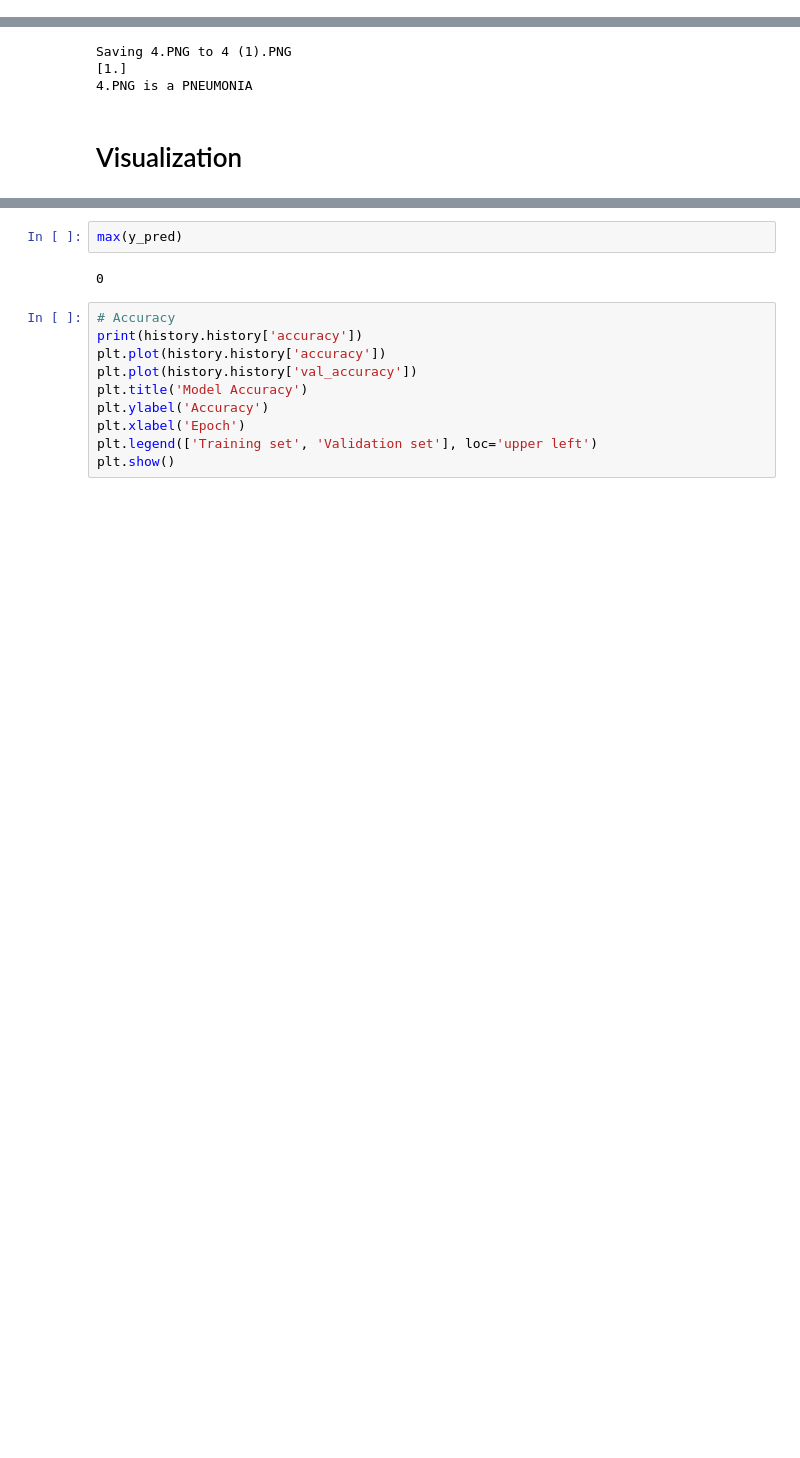
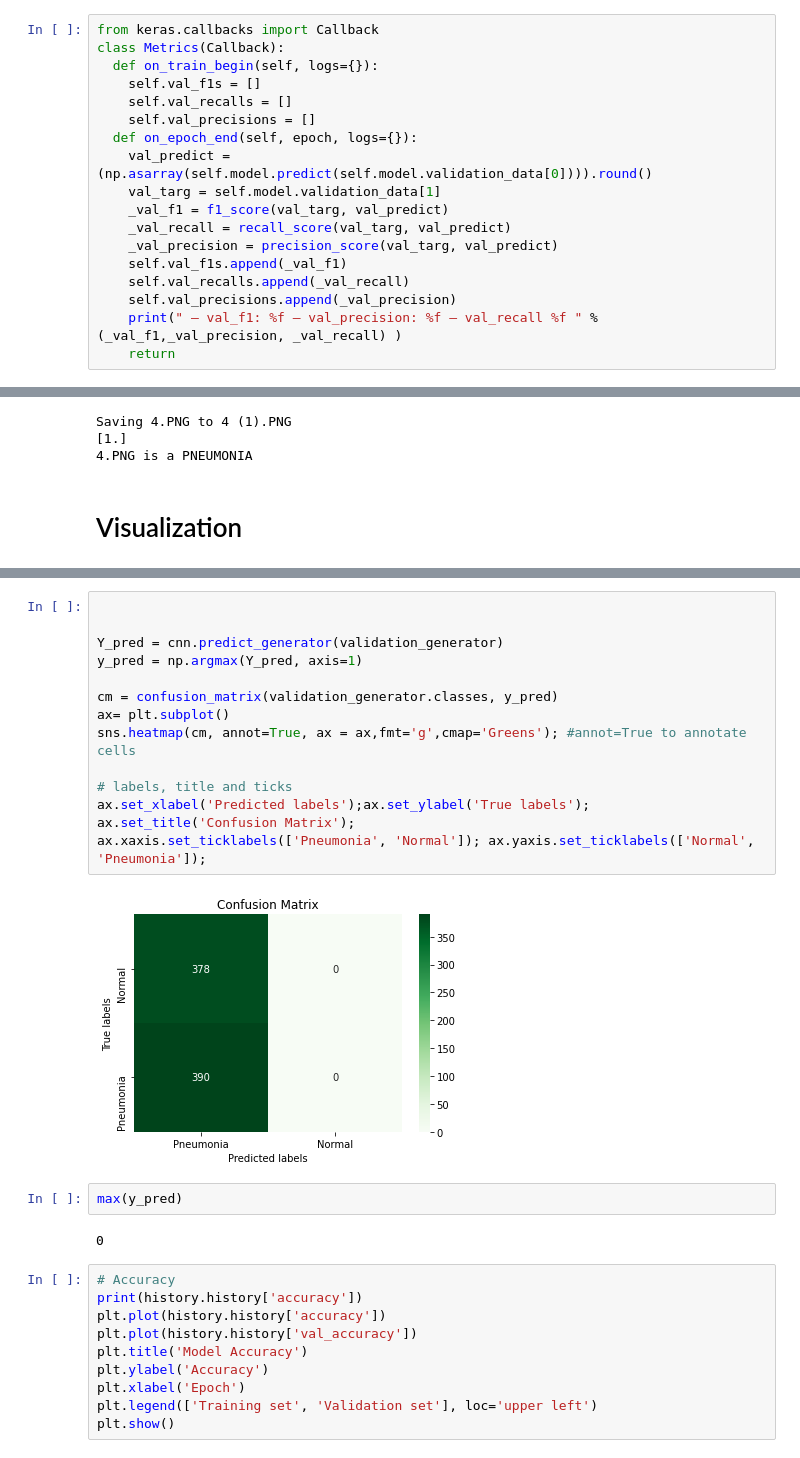
Before and after one commit to shaimaeid/Tensorflow, a Jupyter notebook: Pneumonia_classification_with_CNN.ipynb, the cells around one changed output, grey strips where cells are left out. Drawn from its saved outputs; the diff is of its cells as text; blank space fills up the shorter version.

```diff
--- a/Pneumonia_classification_with_CNN.ipynb
+++ b/Pneumonia_classification_with_CNN.ipynb
@@ -181,3 +173,21 @@ print(train_generator.class_indices)
+# %%
+from keras.callbacks import Callback
+class Metrics(Callback):
+  def on_train_begin(self, logs={}):
+    self.val_f1s = []
+    self.val_recalls = []
+    self.val_precisions = []
+  def on_epoch_end(self, epoch, logs={}):
+    val_predict =(np.asarray(self.model.predict(self.model.validation_data[0]))).round()
+    val_targ = self.model.validation_data[1]
+    _val_f1 = f1_score(val_targ, val_predict)
+    _val_recall = recall_score(val_targ, val_predict)
+    _val_precision = precision_score(val_targ, val_predict)
+    self.val_f1s.append(_val_f1)
+    self.val_recalls.append(_val_recall)
+    self.val_precisions.append(_val_precision)
+    print(" — val_f1: %f — val_precision: %f — val_recall %f " %(_val_f1,_val_precision, _val_recall) )
+    return
 # %% [markdown]
 # Training the Model
 # %%
@@ -277,3 +259,19 @@ array([[234,   0],
+# %%
+
+
+Y_pred = cnn.predict_generator(validation_generator)
+y_pred = np.argmax(Y_pred, axis=1)
+
+cm = confusion_matrix(validation_generator.classes, y_pred)
+ax= plt.subplot()
+sns.heatmap(cm, annot=True, ax = ax,fmt='g',cmap='Greens'); #annot=True to annotate cells
+
+# labels, title and ticks
+ax.set_xlabel('Predicted labels');ax.set_ylabel('True labels');
+ax.set_title('Confusion Matrix');
+ax.xaxis.set_ticklabels(['Pneumonia', 'Normal']); ax.yaxis.set_ticklabels(['Normal', 'Pneumonia']);
+# %% [output]
+[figure, added]
 # %%
 max(y_pred)
 # %% [output]
```
Also changed, not shown: parts of 15 cells of this notebook.
